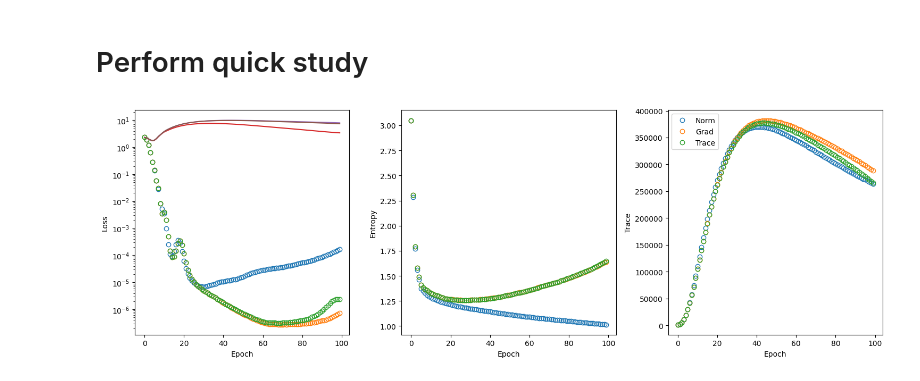
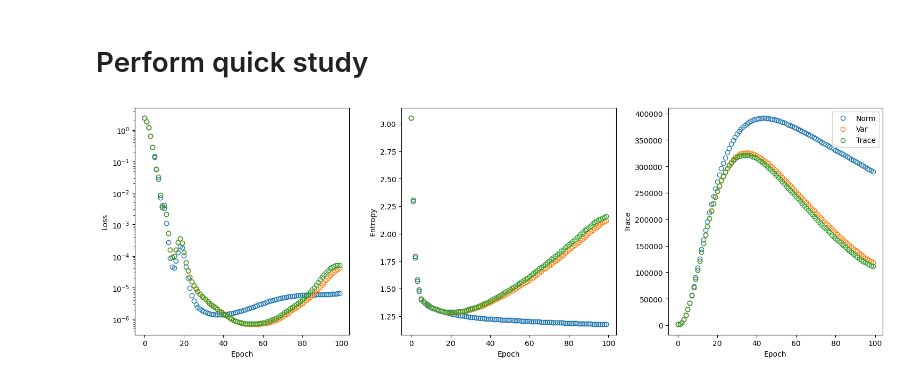
Before and after one commit to zincware/ZnNL, a Jupyter notebook: examples/trace_regularization.ipynb, the cells around one changed output. Drawn from its saved outputs; the diff is of its cells as text; code cells hidden in the pictures.

Commit message:
Add regularization class to znnl - Norm regularizer - trace regularizer - grad variance regularizer

```diff
--- a/examples/trace_regularization.ipynb
+++ b/examples/trace_regularization.ipynb
@@ -578,12 +484,12 @@ def perform_quick_study(regularizer: Regularizer):
         data_set=data_generator.test_ds
     )
 
-    trainer = RegularizedTraining(
+    trainer = SimpleTraining(
         model=model,
         loss_fn=znnl.loss_functions.CrossEntropyLoss(),
         accuracy_fn=znnl.accuracy_functions.LabelAccuracy(),
         recorders=[train_recorder, test_recorder],
-        regulizer=regularizer,
+        regularizer=regularizer,
         seed=0
     )
 
@@ -598,44 +504,47 @@ def perform_quick_study(regularizer: Regularizer):
     test_report = test_recorder.gather_recording()
 
     return train_report, test_report
+# %%
+regularizers = [
+    NormRegularizer(reg_factor=1e1),
+    GradVarianceRegularizer(reg_factor=1e-1),
+    TraceRegularizer(reg_factor=1e-1),
+]
 # %%
 # Execute a quick study
-regularizers = [
-    NormRegularizer(reg_factor=1e1),
-    GradRegularizer(reg_factor=1e-2),
-    TraceRegularizer(reg_factor=1e-3),
-]
 train_report_norm, test_report_norm = perform_quick_study(regularizers[0])
 train_report_grad, test_report_grad = perform_quick_study(regularizers[1])
 train_report_trace, test_report_trace = perform_quick_study(regularizers[2])
+# %%
+train_report_norm, test_report_norm = perform_quick_study(regularizers[0])
 # %%
 fig, axs = plt.subplots(1, 3, figsize=(15, 5), tight_layout=True)
 
 axs[0].plot(train_report_norm.loss, 'o', mfc='None', label="Train Norm")
-axs[0].plot(train_report_grad.loss, 'o', mfc='None', label="Train Grad")
+axs[0].plot(train_report_grad.loss, 'o', mfc='None', label="Train Var")
 axs[0].plot(train_report_trace.loss, 'o', mfc='None', label="Train Trace")
 
-axs[0].plot(test_report_norm.loss, '-', mfc='None', label="Test Norm")
-axs[0].plot(test_report_grad.loss, '-', mfc='None', label="Test Grad")
-axs[0].plot(test_report_trace.loss, '-', mfc='None', label="Test Trace")
+# axs[0].plot(test_report_norm.loss, '-', mfc='None', label="Test Norm")
+# axs[0].plot(test_report_grad.loss, '-', mfc='None', label="Test Var")
+# axs[0].plot(test_report_trace.loss, '-', mfc='None', label="Test Trace")
 
 axs[0].set_xlabel("Epoch")
 axs[0].set_ylabel("Loss")
 axs[0].set_yscale("log")
 
 axs[1].plot(train_report_norm.entropy, 'o', mfc='None', label="Norm")
-axs[1].plot(train_report_grad.entropy, 'o', mfc='None', label="Grad")
+axs[1].plot(train_report_grad.entropy, 'o', mfc='None', label="Var")
 axs[1].plot(train_report_trace.entropy, 'o', mfc='None', label="Trace")
 axs[1].set_xlabel("Epoch")
 axs[1].set_ylabel("Entropy")
 
 axs[2].plot(train_report_norm.trace, 'o', mfc='None', label="Norm")
-axs[2].plot(train_report_grad.trace, 'o', mfc='None', label="Grad")
+axs[2].plot(train_report_grad.trace, 'o', mfc='None', label="Var")
 axs[2].plot(train_report_trace.trace, 'o', mfc='None', label="Trace")
 axs[2].set_xlabel("Epoch")
 axs[2].set_ylabel("Trace")
 
 plt.legend()
 plt.show()
 # %% [output]
-[figure, old version]
+[figure, new version]
```
Also changed, not shown: parts of 15 cells of this notebook, 6 other files.
